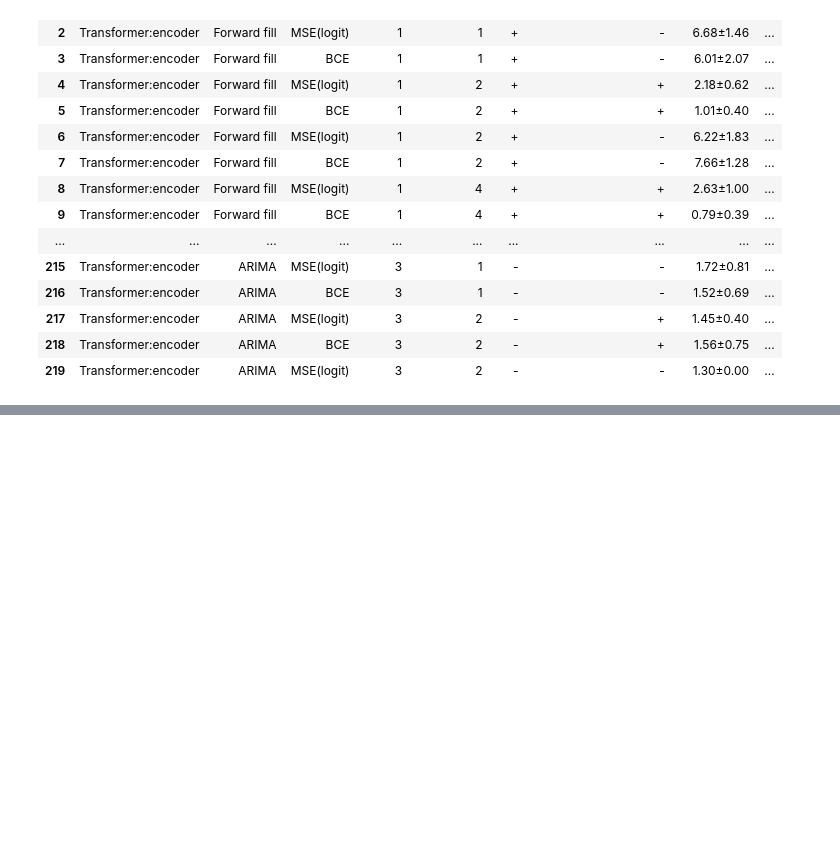
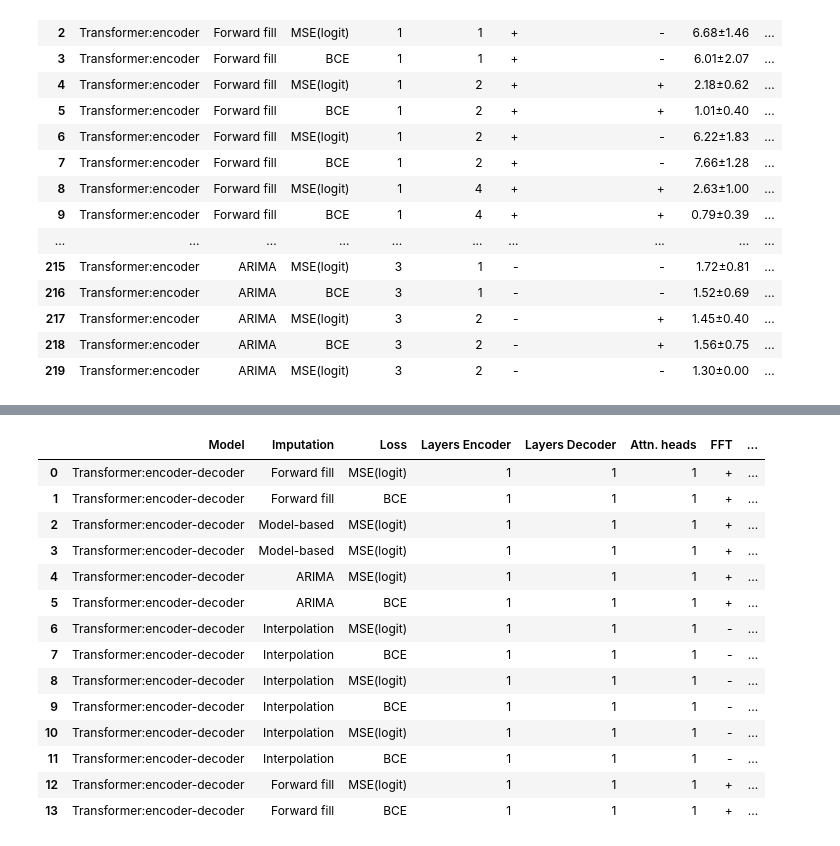
Before and after one commit to masterdoors/agro_graph_transformer, a Jupyter notebook: summary_table.ipynb, the cells around one changed output, grey strips where cells are left out. Saved outputs shown, nothing was run; the diff lists cells and outputs as text; code cells hidden in the pictures; blank space fills up the shorter version.

```diff
--- a/summary_table.ipynb
+++ b/summary_table.ipynb
@@ -136,0 +147,59 @@ enc_res
+# %%
+
+datas = {}
+for _,row in tr_results.iterrows():
+    model = row[0]+row[1]
+    mse = row[3]
+    mae = row[4]
+    mape = row[5]
+    mape2 = row[6]
+    r2 = row[7]
+    imp_type = imputation[row[13]]
+    loss = loss_type[row[15]]
+    L1 = row[8]
+    L2 = row[9]
+    heads = row[10]
+    mask = row[11]
+    if row[2]:
+        fft = "+"
+    else:
+        fft = "-"
+
+    if row[12]:
+        recurrent = "+"
+    else:
+        recurrent = "-"
+
+    key = (model,imp_type,loss,L1,L2,heads,fft,recurrent,mask)
+    if key not in datas:
+        datas[key] = [[],[],[],[],[]]
+    datas[key][0].append(mse)
+    datas[key][1].append(mae)
+    datas[key][2].append(mape)
+    datas[key][3].append(mape2)
+    datas[key][4].append(r2)
+
+pd_data = []
+for model,imp_type,loss,L1,L2,heads,fft,recurrent,mask in datas:
+    key = (model,imp_type,loss,L1,L2,heads,fft,recurrent,mask)
+    pd_data.append([model,imp_type,loss,L1,L2,heads,fft,recurrent,mask, "%.2f" % (np.asarray(datas[key][0]).mean() / 1e17)+ "\u00B1" + "%.2f" % (np.asarray(datas[key][0]).std() / 1e17),"%.2f" % (np.asarray(datas[key][1]).mean() / 1e8) + "\u00B1" + "%.2f" % (np.asarray(datas[key][1]).std() / 1e8),"%.2f" % np.asarray(datas[key][2]).mean()+ "\u00B1"+"%.2f" % np.asarray(datas[key][2]).std(),"%.2f" % np.asarray(datas[key][3]).mean()+ "\u00B1"+ "%.2f" % np.asarray(datas[key][3]).std(),"%.2f" % np.asarray(datas[key][4]).mean()+ "\u00B1"+ "%.2f" % np.asarray(datas[key][4]).std()])
+# %%
+dec_res = pd.DataFrame(pd_data,columns=['Model',"Imputation","Loss","Layers Encoder","Layers Decoder","Attn. heads","FFT","Recurrent embeddings","Masked ratio","MSE, x10^17","MAE, x10^8","MAPE_all","MAPE_large","R^2"])
+# %%
+dec_res
+# %% [output]
+|  | Model | Imputation | Loss | Layers Encoder | Layers Decoder | Attn. heads | FFT | ... |
+| 0 | Transformer:encoder-decoder | Forward fill | MSE(logit) | 1 | 1 | 1 | + | ... |
+| 1 | Transformer:encoder-decoder | Forward fill | BCE | 1 | 1 | 1 | + | ... |
+| 2 | Transformer:encoder-decoder | Model-based | MSE(logit) | 1 | 1 | 1 | + | ... |
+| 3 | Transformer:encoder-decoder | Model-based | MSE(logit) | 1 | 1 | 1 | + | ... |
+| 4 | Transformer:encoder-decoder | ARIMA | MSE(logit) | 1 | 1 | 1 | + | ... |
+| 5 | Transformer:encoder-decoder | ARIMA | BCE | 1 | 1 | 1 | + | ... |
+| 6 | Transformer:encoder-decoder | Interpolation | MSE(logit) | 1 | 1 | 1 | - | ... |
+| 7 | Transformer:encoder-decoder | Interpolation | BCE | 1 | 1 | 1 | - | ... |
+| 8 | Transformer:encoder-decoder | Interpolation | MSE(logit) | 1 | 1 | 1 | - | ... |
+| 9 | Transformer:encoder-decoder | Interpolation | BCE | 1 | 1 | 1 | - | ... |
+| 10 | Transformer:encoder-decoder | Interpolation | MSE(logit) | 1 | 1 | 1 | - | ... |
+| 11 | Transformer:encoder-decoder | Interpolation | BCE | 1 | 1 | 1 | - | ... |
+| 12 | Transformer:encoder-decoder | Forward fill | MSE(logit) | 1 | 1 | 1 | + | ... |
+| 13 | Transformer:encoder-decoder | Forward fill | BCE | 1 | 1 | 1 | + | ... |
```
Also changed, not shown: parts of 7 cells of this notebook, 10 other files.
